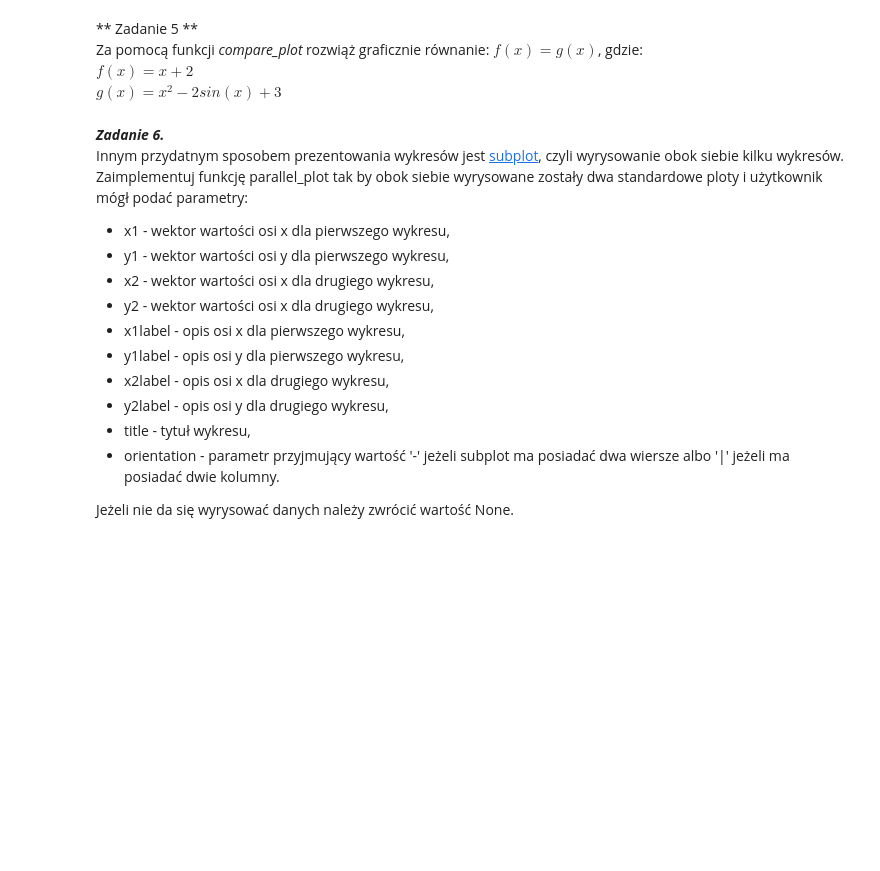
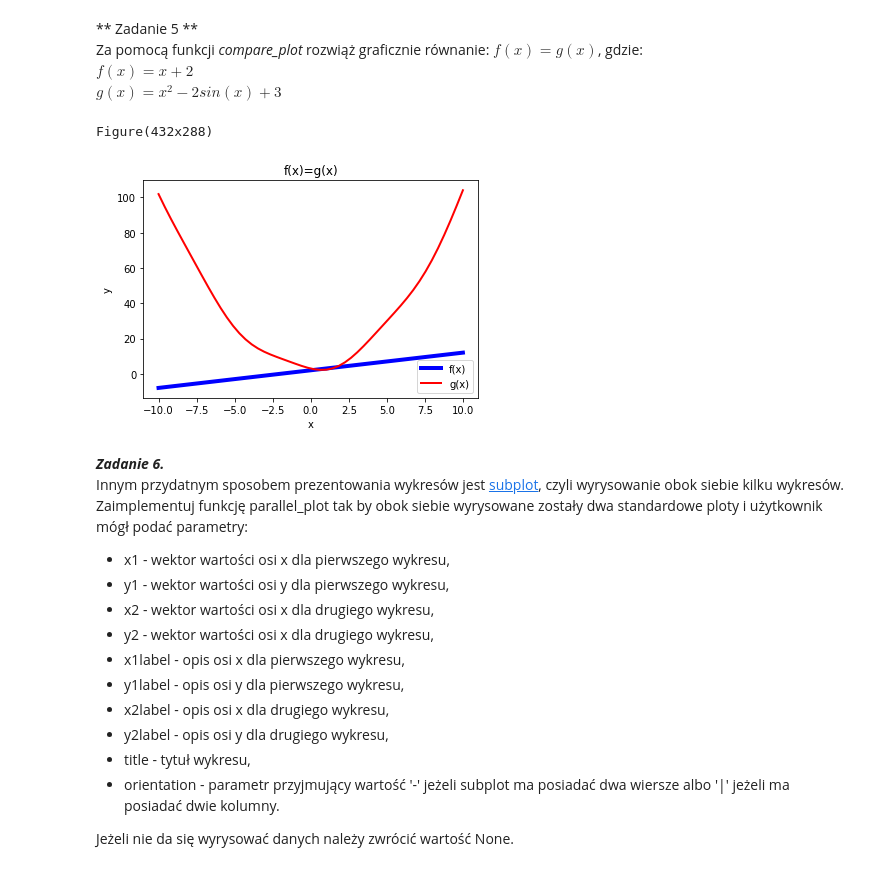
Before and after one commit to ttarnawski/metody_numeryczne_lab2, a Jupyter notebook: sprawozdanie.ipynb, the cells around one changed output. Drawn from its saved outputs; the diff is of its cells as text; code cells hidden in the pictures; blank space fills up the shorter version.

```diff
--- a/sprawozdanie.ipynb
+++ b/sprawozdanie.ipynb
@@ -85,6 +164,13 @@ Jeżeli nie da się wyrysować danych należy zwrócić wartość None.
 Za pomocą funkcji *compare\_plot* rozwiąż graficznie równanie: $f(x) = g(x)$, gdzie:
 $f(x) = x+2$
 $g(x) = x^2 -2sin(x) + 3$
+# %%
+fx = np.array(x + 2)
+gx = np.array(x*x -2*np.sin(x) + 3)
+print(main.compare_plot(x, fx, x, gx, 'x', 'y', 'f(x)=g(x)', 'f(x)', 'g(x)'))
+# %% [output]
+Figure(432x288)
+[figure, added]
 # %% [markdown]
 ***Zadanie 6.***
 Innym przydatnym sposobem prezentowania wykresów jest [subplot](https://matplotlib.org/3.3.2/api/_as_gen/matplotlib.pyplot.subplot.html), czyli wyrysowanie obok siebie kilku wykresów. Zaimplementuj funkcję parallel_plot tak by obok siebie wyrysowane zostały dwa standardowe ploty i użytkownik mógł podać parametry:
```
Also changed, not shown: parts of 7 cells of this notebook, 1 other file.
